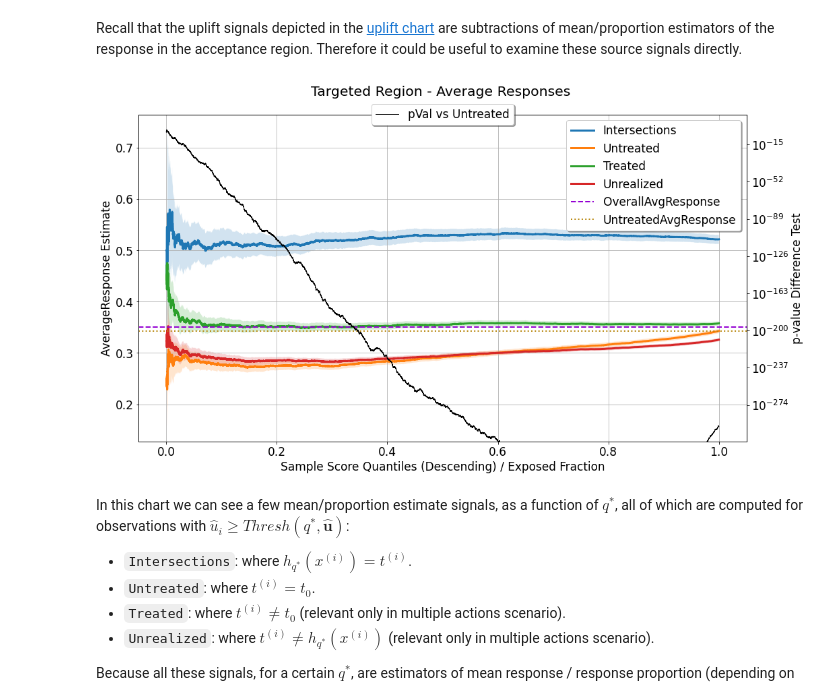
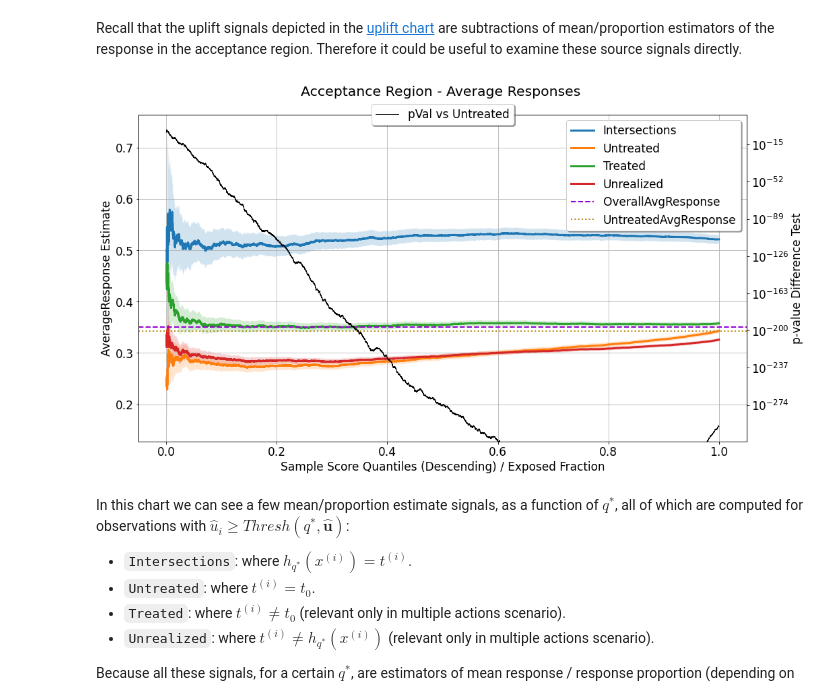
Before and after one commit to PlaytikaOSS/uplift-analysis, a Jupyter notebook: docs/source/tutorials/Tutorial.ipynb, the cells around one changed output. Cells and saved outputs as stored; diff of their text form; code cells hidden in the pictures.

```diff
--- a/docs/source/tutorials/Tutorial.ipynb
+++ b/docs/source/tutorials/Tutorial.ipynb
@@ -728,9 +730,9 @@ For benchmarking purposes, this chart also displays:
 # %% [markdown]
 Recall that the uplift signals depicted in the [uplift chart](#Uplift-Curve) are subtractions of mean/proportion estimators of the response in the acceptance region. Therefore it could be useful to examine these source signals directly.
 # %%
-evaluator.visualize(eval_res,show_random=True,num_random_rep=4,specify=['targeted_region'])
+evaluator.visualize(eval_res,show_random=True,num_random_rep=4,specify=['acceptance_region'])
 # %% [output]
-[figure, old version]
+[figure, new version]
 # %% [markdown]
 In this chart we can see a few mean/proportion estimate signals, as a function of $q^{*}$, all of which are computed for observations with $\hat{u}_i \geq Thresh(q^{*},\boldsymbol{\hat{u}})$:
 
```
Also changed, not shown: parts of 16 cells of this notebook, 1 other file.
